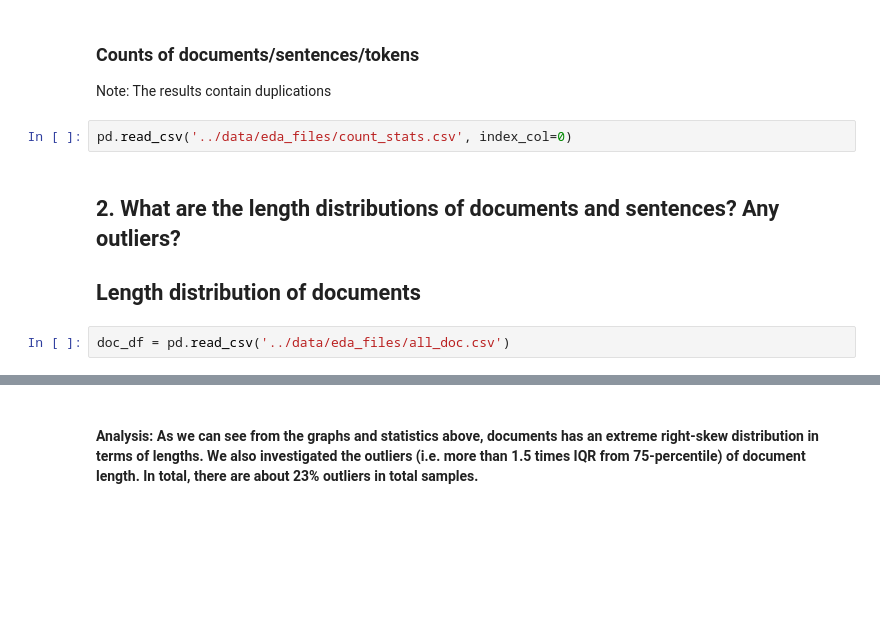
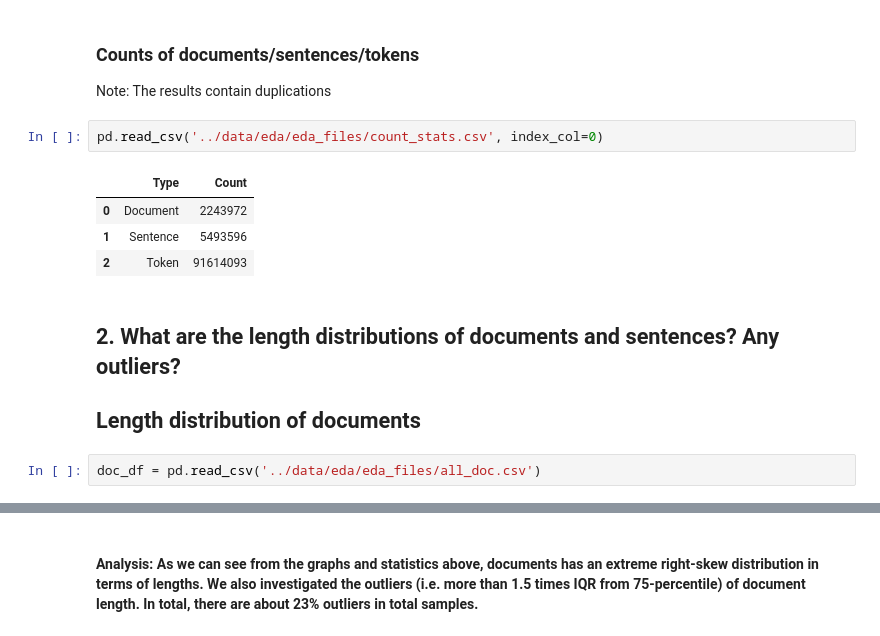
Before and after one commit to YichunRen/AutoPhrase, a Jupyter notebook: notebooks/eda_notebook.ipynb, the cells around one changed output, grey strips where cells are left out. Saved outputs shown, nothing was run; the diff lists cells and outputs as text; blank space fills up the shorter version.

```diff
--- a/notebooks/eda_notebook.ipynb
+++ b/notebooks/eda_notebook.ipynb
@@ -29,12 +29,17 @@ import matplotlib.pyplot as plt
 
 Note: The results contain duplications
 # %%
-pd.read_csv('../data/eda_files/count_stats.csv', index_col=0)
+pd.read_csv('../data/eda/eda_files/count_stats.csv', index_col=0)
+# %% [output]
+|  | Type | Count |
+| 0 | Document | 2243972 |
+| 1 | Sentence | 5493596 |
+| 2 | Token | 91614093 |
 # %% [markdown]
 ## 2. What are the length distributions of documents and sentences? Any outliers?
 ## Length distribution of documents
 # %%
-doc_df = pd.read_csv('../data/eda_files/all_doc.csv')
+doc_df = pd.read_csv('../data/eda/eda_files/all_doc.csv')
 # %%
 fig = plt.gcf()
 fig.set_size_inches(15, 5)
```
Also changed, not shown: parts of 12 cells of this notebook, 1 other file.
